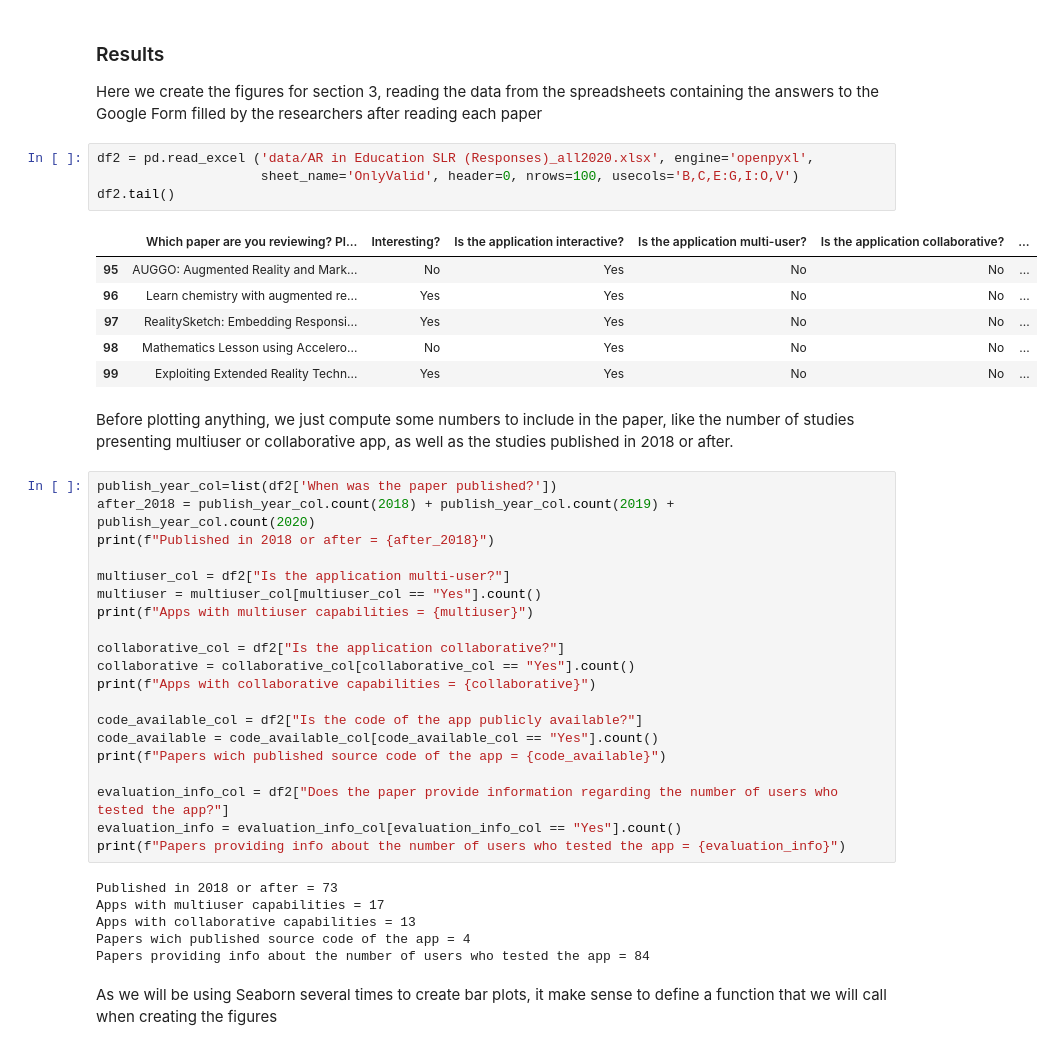
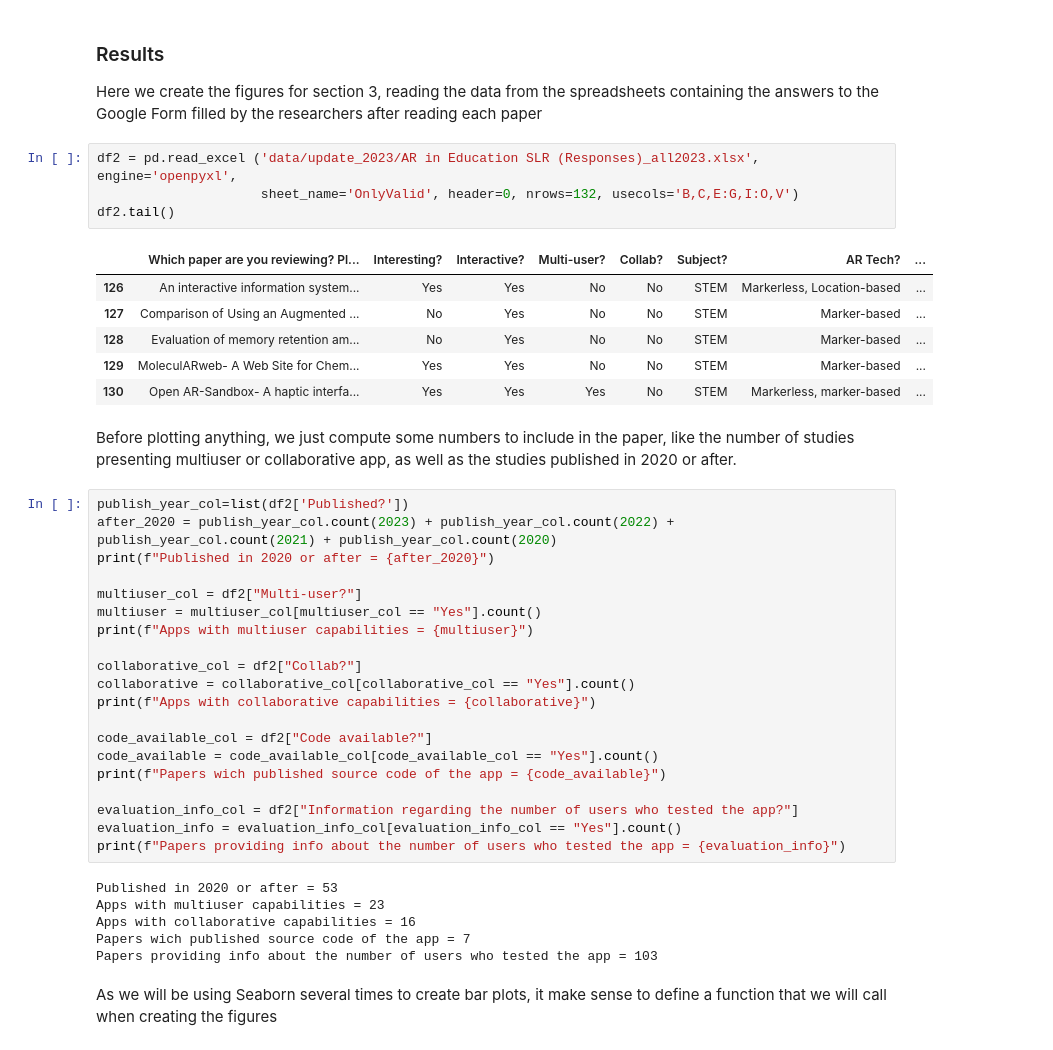
Before and after one commit to Stocastico/AR_SLR_Paper, a Jupyter notebook: create_figures_2023.ipynb, the cells around one changed output. Saved outputs shown, nothing was run; the diff lists cells and outputs as text.

```diff
--- a/create_figures_2023.ipynb
+++ b/create_figures_2023.ipynb
@@ -149,44 +132,44 @@ kappa
 
 Here we create the figures for section 3, reading the data from the spreadsheets containing the answers to the Google Form filled by the researchers after reading each paper
 # %%
-df2 = pd.read_excel ('data/AR in Education SLR (Responses)_all2020.xlsx', engine='openpyxl',
-                     sheet_name='OnlyValid', header=0, nrows=100, usecols='B,C,E:G,I:O,V')
+df2 = pd.read_excel ('data/update_2023/AR in Education SLR (Responses)_all2023.xlsx', engine='openpyxl',
+                     sheet_name='OnlyValid', header=0, nrows=132, usecols='B,C,E:G,I:O,V')
 df2.tail()
 # %% [output]
-|  | Which paper are you reviewing? Pl... | Interesting? | Is the application interactive? | Is the application multi-user? | Is the application collaborative? | ... |
-| 95 | AUGGO: Augmented Reality and Mark... | No | Yes | No | No | ... |
-| 96 | Learn chemistry with augmented re... | Yes | Yes | No | No | ... |
-| 97 | RealitySketch: Embedding Responsi... | Yes | Yes | No | No | ... |
-| 98 | Mathematics Lesson using Accelero... | No | Yes | No | No | ... |
-| 99 | Exploiting Extended Reality Techn... | Yes | Yes | No | No | ... |
+|  | Which paper are you reviewing? Pl... | Interesting? | Interactive? | Multi-user? | Collab? | Subject? | AR Tech? | ... |
+| 126 | An interactive information system... | Yes | Yes | No | No | STEM | Markerless, Location-based | ... |
+| 127 | Comparison of Using an Augmented ... | No | Yes | No | No | STEM | Marker-based | ... |
+| 128 | Evaluation of memory retention am... | No | Yes | No | No | STEM | Marker-based | ... |
+| 129 | MoleculARweb- A Web Site for Chem... | Yes | Yes | No | No | STEM | Marker-based | ... |
+| 130 | Open AR-Sandbox- A haptic interfa... | Yes | Yes | Yes | No | STEM | Markerless, marker-based | ... |
 # %% [markdown]
-Before plotting anything, we just compute some numbers to include in the paper, like the number of studies presenting multiuser or collaborative app, as well as the studies published in 2018 or after.
+Before plotting anything, we just compute some numbers to include in the paper, like the number of studies presenting multiuser or collaborative app, as well as the studies published in 2020 or after.
 # %%
-publish_year_col=list(df2['When was the paper published?'])
-after_2018 = publish_year_col.count(2018) + publish_year_col.count(2019) + publish_year_col.count(2020)
-print(f"Published in 2018 or after = {after_2018}")
+publish_year_col=list(df2['Published?'])
+after_2020 = publish_year_col.count(2023) + publish_year_col.count(2022) + publish_year_col.count(2021) + publish_year_col.count(2020)
+print(f"Published in 2020 or after = {after_2020}")
 
-multiuser_col = df2["Is the application multi-user?"]
+multiuser_col = df2["Multi-user?"]
 multiuser = multiuser_col[multiuser_col == "Yes"].count()
 print(f"Apps with multiuser capabilities = {multiuser}")
 
-collaborative_col = df2["Is the application collaborative?"]
+collaborative_col = df2["Collab?"]
 collaborative = collaborative_col[collaborative_col == "Yes"].count()
 print(f"Apps with collaborative capabilities = {collaborative}")
 
-code_available_col = df2["Is the code of the app publicly available?"]
+code_available_col = df2["Code available?"]
 code_available = code_available_col[code_available_col == "Yes"].count()
 print(f"Papers wich published source code of the app = {code_available}")
 
-evaluation_info_col = df2["Does the paper provide information regarding the number of users who tested the app?"]
+evaluation_info_col = df2["Information regarding the number of users who tested the app?"]
 evaluation_info = evaluation_info_col[evaluation_info_col == "Yes"].count()
 print(f"Papers providing info about the number of users who tested the app = {evaluation_info}")
 # %% [output]
-Published in 2018 or after = 73
-Apps with multiuser capabilities = 17
-Apps with collaborative capabilities = 13
-Papers wich published source code of the app = 4
-Papers providing info about the number of users who tested the app = 84
+Published in 2020 or after = 53
+Apps with multiuser capabilities = 23
+Apps with collaborative capabilities = 16
+Papers wich published source code of the app = 7
+Papers providing info about the number of users who tested the app = 103
 # %% [markdown]
 As we will be using Seaborn several times to create bar plots, it make sense to define a function that we will call when creating the figures
 # %%
```
Also changed, not shown: parts of 14 cells of this notebook, 8 other files.
